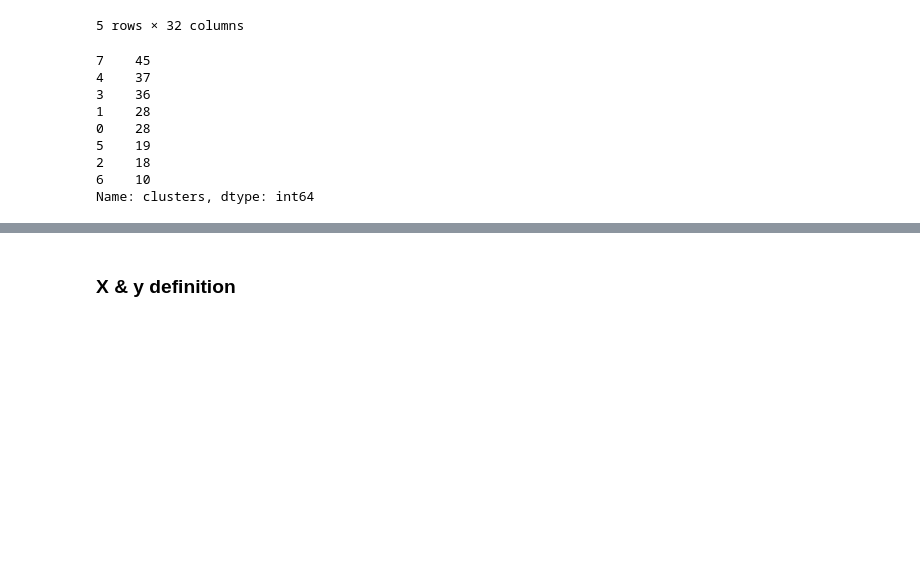
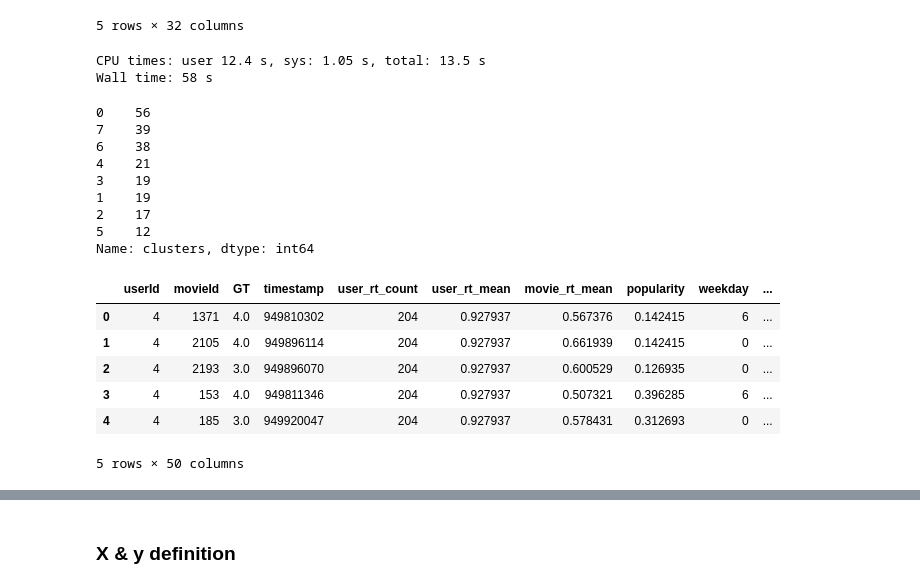
Before and after one commit to castares/movie-recommender, a Jupyter notebook: pipeline.ipynb, the cells around one changed output, grey strips where cells are left out. Cells and saved outputs as stored; diff of their text form; code cells hidden in the pictures; blank space fills up the shorter version.

```diff
--- a/pipeline.ipynb
+++ b/pipeline.ipynb
@@ -74,19 +72,23 @@ users_genres.head()
 | 21 | 0.224490 | 0.190476 | 0.375 | 0.0 | 0.0 | 0.0 | 0.209677 | 0.326531 | ... |
 5 rows × 32 columns
 # %%
+%%time
 #Spectral Clustering
-spcl = SpectralClustering(n_clusters=8, affinity='polynomial', n_jobs=-1)
+clusters_number = 8
+spcl = SpectralClustering(n_clusters=clusters_number, affinity='polynomial', n_jobs=-1)
 clusters = spcl.fit_predict(users_genres_da)
 clusters_index = cl.getClustersIndex(clusters, users_genres)
 clusters_index.to_csv('./output/clusters-index/clusters-index-spcl-poly-8-*.csv')
-clusters_index.compute()['clusters'].value_counts()
+clusters_index.compute()['cluster'].value_counts()
 # %% [output]
-7    45
-4    37
-3    36
-1    28
-0    28
-5    19
-2    18
-6    10
-Name: clusters, dtype: int64
+CPU times: user 12.4 s, sys: 1.05 s, total: 13.5 s
+Wall time: 58 s
+0    56
+7    39
+6    38
+4    21
+3    19
+1    19
+2    17
+5    12
+Name: clusters, dtype: int64
@@ -92,0 +97,10 @@ Name: clusters, dtype: int64
+# %%
+ratings.head()
+# %% [output]
+|  | userId | movieId | GT | timestamp | user_rt_count | user_rt_mean | movie_rt_mean | popularity | weekday | ... |
+| 0 | 4 | 1371 | 4.0 | 949810302 | 204 | 0.927937 | 0.567376 | 0.142415 | 6 | ... |
+| 1 | 4 | 2105 | 4.0 | 949896114 | 204 | 0.927937 | 0.661939 | 0.142415 | 0 | ... |
+| 2 | 4 | 2193 | 3.0 | 949896070 | 204 | 0.927937 | 0.600529 | 0.126935 | 0 | ... |
+| 3 | 4 | 153 | 4.0 | 949811346 | 204 | 0.927937 | 0.507321 | 0.396285 | 6 | ... |
+| 4 | 4 | 185 | 3.0 | 949920047 | 204 | 0.927937 | 0.578431 | 0.312693 | 0 | ... |
+5 rows × 50 columns
```
Also changed, not shown: parts of 24 cells of this notebook, 3 other files.
